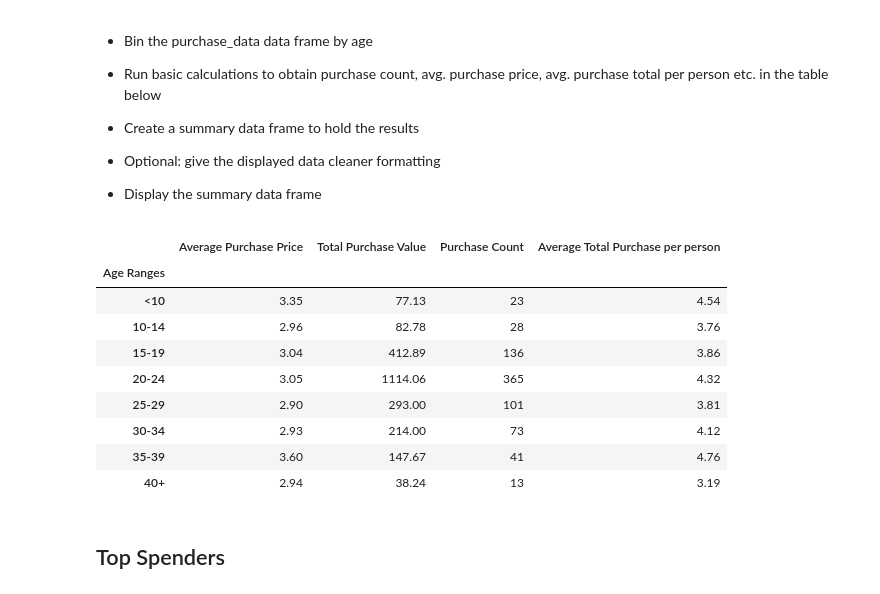
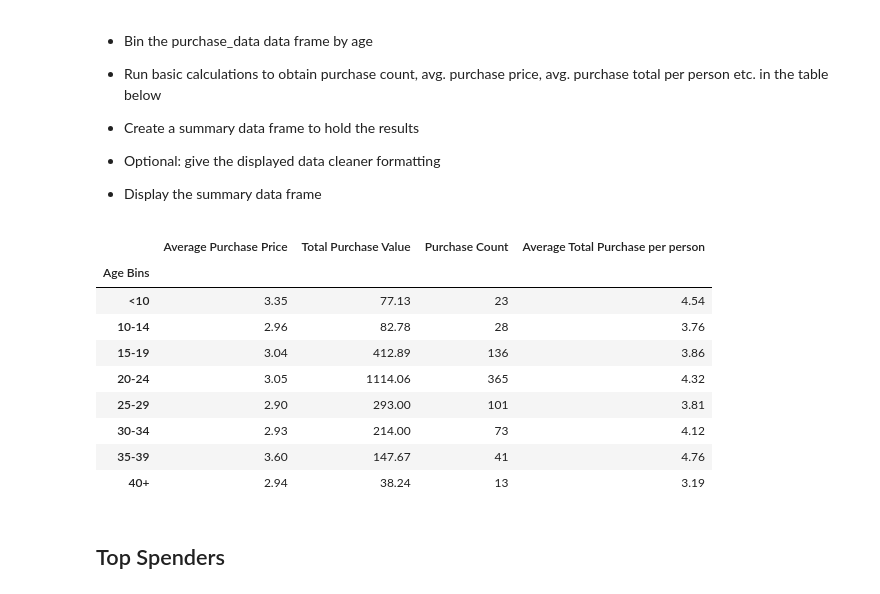
Before and after one commit to mpario/pandas-challenge, a Jupyter notebook: HeroesOfPymoli/HeroesOfPymoli_starter.ipynb, the cells around one changed output. Drawn from its saved outputs; the diff is of its cells as text; code cells hidden in the pictures.

```diff
--- a/HeroesOfPymoli/HeroesOfPymoli_starter.ipynb
+++ b/HeroesOfPymoli/HeroesOfPymoli_starter.ipynb
@@ -266,38 +266,38 @@ purchase_age_sn
 bins = [0, 9, 14, 19, 24, 29, 34, 39, 50]
 bin_labels = ['<10','10-14','15-19','20-24','25-29','30-34','35-39','40+']
 
 # Put players into Age bins
 purchase_age = purchase_data
 purchase_age['Age Bins'] = pd.cut(purchase_age['Age'], bins, labels = bin_labels, include_lowest = True)
 
 #Unique SNs by age
-age_sn = purchase_age.groupby('Age Ranges').apply(lambda x: len(x['SN'].unique()))
+age_sn = purchase_age.groupby('Age Bins').apply(lambda x: len(x['SN'].unique()))
 
 #Average Purchase Price and Total Purchase Value
-purchase_analysis = round(purchase_age.groupby('Age Ranges').agg({'Price': ['mean', 'sum']}), 2)
-purchase_analysis2 = purchase_age.groupby('Age Ranges').apply(lambda x: len(x['SN']))
+purchase_analysis = round(purchase_age.groupby('Age Bins').agg({'Price': ['mean', 'sum']}), 2)
+purchase_analysis2 = purchase_age.groupby('Age Bins').apply(lambda x: len(x['SN']))
 
 
 # Create df
 purchase_analysis2 = pd.DataFrame(purchase_analysis2)
-purchase_analysis = pd.merge(purchase_analysis, purchase_analysis2, on = 'Age Ranges')
+purchase_analysis = pd.merge(purchase_analysis, purchase_analysis2, on = 'Age Bins')
 
 # Rename Columns
 purchase_analysis.columns = ['Average Purchase Price', 'Total Purchase Value', 'Purchase Count']
 
 # Average Total Purchase per person
 purchase_analysis['Average Total Purchase per person'] = round((purchase_analysis['Total Purchase Value'] / age_sn),2)
 
 # Update df
 purchase_analysis['Average Purchase Price'] = purchase_analysis['Average Purchase Price']
 purchase_analysis['Total Purchase Value'] = purchase_analysis['Total Purchase Value']
 purchase_analysis['Average Total Purchase per person'] = purchase_analysis['Average Total Purchase per person']
 
 # Print
 purchase_analysis
 # %% [output]
 |  | Average Purchase Price | Total Purchase Value | Purchase Count | Average Total Purchase per person |
-| Age Ranges |  |  |  |  |
+| Age Bins |  |  |  |  |
 | <10 | 3.35 | 77.13 | 23 | 4.54 |
 | 10-14 | 2.96 | 82.78 | 28 | 3.76 |
 | 15-19 | 3.04 | 412.89 | 136 | 3.86 |
```
Also changed, not shown: parts of 2 cells of this notebook.
